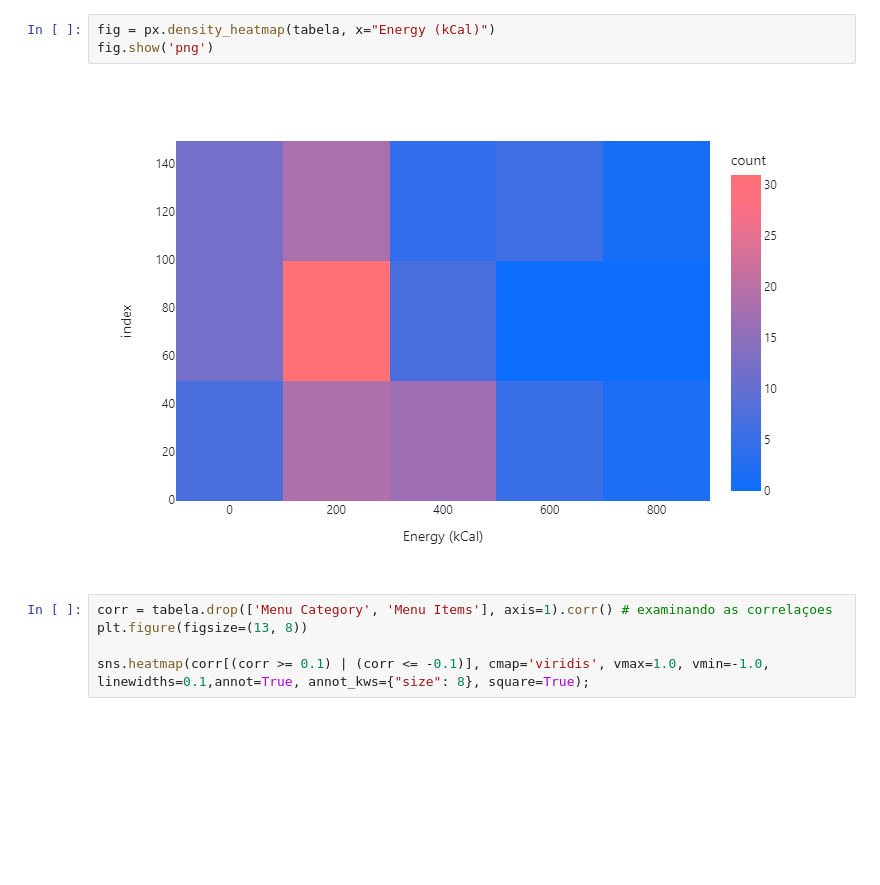
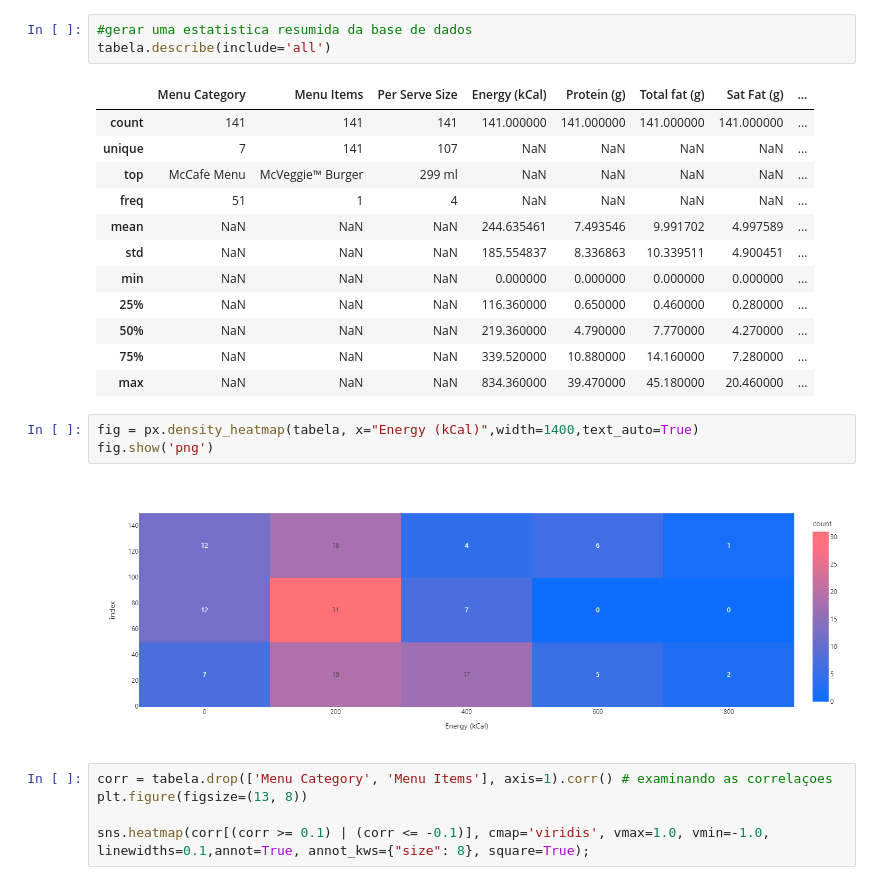
Before and after one commit to Lucianojr01/Analise_mac_donalt, a Jupyter notebook: Analise_Mac_india.ipynb, the cells around one changed output. Drawn from its saved outputs; the diff is of its cells as text; blank space fills up the shorter version.

```diff
--- a/Analise_Mac_india.ipynb
+++ b/Analise_Mac_india.ipynb
@@ -80,8 +77,24 @@ tabela.describe(include='all')
+# %%
+#gerar uma estatistica resumida da base de dados
+tabela.describe(include='all')
+# %% [output]
+|  | Menu Category | Menu Items | Per Serve Size | Energy (kCal) | Protein (g) | Total fat (g) | Sat Fat (g) | ... |
+| count | 141 | 141 | 141 | 141.000000 | 141.000000 | 141.000000 | 141.000000 | ... |
+| unique | 7 | 141 | 107 | NaN | NaN | NaN | NaN | ... |
+| top | McCafe Menu | McVeggie™ Burger | 299 ml | NaN | NaN | NaN | NaN | ... |
+| freq | 51 | 1 | 4 | NaN | NaN | NaN | NaN | ... |
+| mean | NaN | NaN | NaN | 244.635461 | 7.493546 | 9.991702 | 4.997589 | ... |
+| std | NaN | NaN | NaN | 185.554837 | 8.336863 | 10.339511 | 4.900451 | ... |
+| min | NaN | NaN | NaN | 0.000000 | 0.000000 | 0.000000 | 0.000000 | ... |
+| 25% | NaN | NaN | NaN | 116.360000 | 0.650000 | 0.460000 | 0.280000 | ... |
+| 50% | NaN | NaN | NaN | 219.360000 | 4.790000 | 7.770000 | 4.270000 | ... |
+| 75% | NaN | NaN | NaN | 339.520000 | 10.880000 | 14.160000 | 7.280000 | ... |
+| max | NaN | NaN | NaN | 834.360000 | 39.470000 | 45.180000 | 20.460000 | ... |
 # %%
-fig = px.density_heatmap(tabela, x="Energy (kCal)")
+fig = px.density_heatmap(tabela, x="Energy (kCal)",width=1400,text_auto=True)
 fig.show('png')
 # %% [output]
-[figure, old version]
+[figure, new version]
 # %%
 corr = tabela.drop(['Menu Category', 'Menu Items'], axis=1).corr() # examinando as correlaçoes
 plt.figure(figsize=(13, 8))
```
Also changed, not shown: parts of 10 cells of this notebook.
